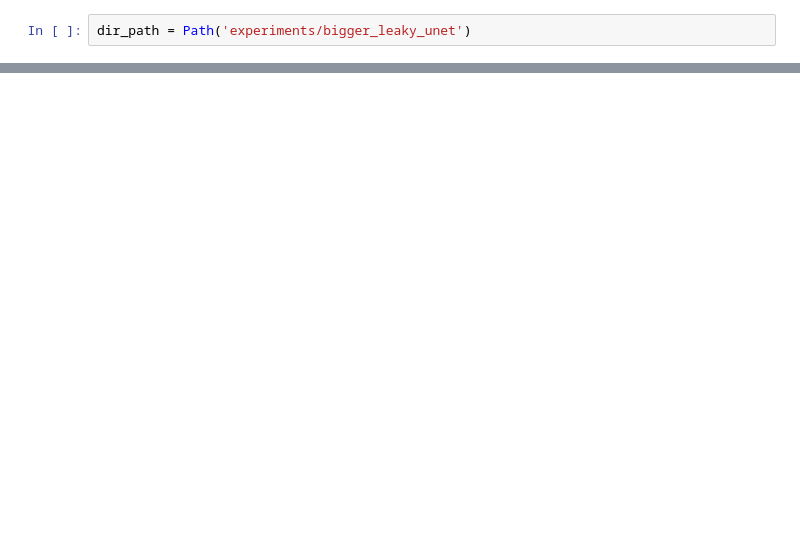
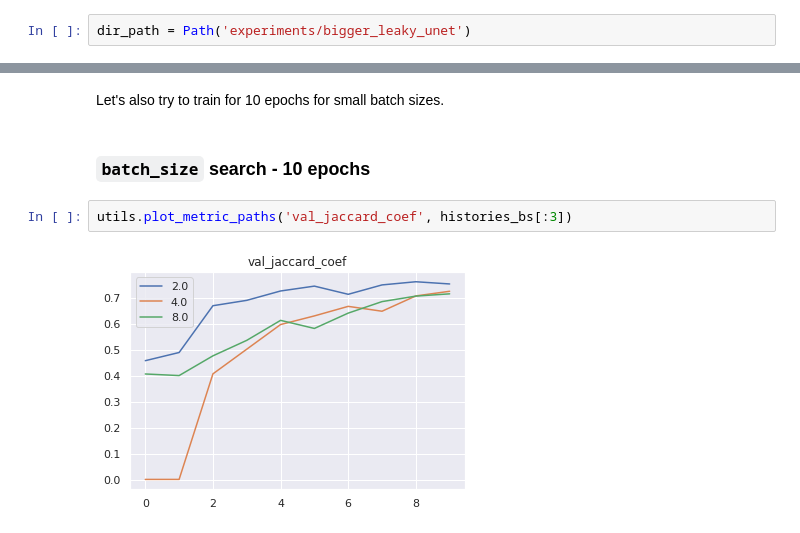
Before and after one commit to ilyarudyak/cs230_project_keras, a Jupyter notebook: skin_lesion/param_tuning.ipynb, the cells around one changed output, grey strips where cells are left out. Saved outputs shown, nothing was run; the diff lists cells and outputs as text; blank space fills up the shorter version.

```diff
--- a/skin_lesion/param_tuning.ipynb
+++ b/skin_lesion/param_tuning.ipynb
@@ -46,0 +108,8 @@ utils.plot_metric(metric='val_jaccard_coef', dir_path=dir_path)
+# %% [markdown]
+Let's also try to train for 10 epochs for small batch sizes.
+# %% [markdown]
+### `batch_size` search - 10 epochs
+# %%
+utils.plot_metric_paths('val_jaccard_coef', histories_bs[:3])
+# %% [output]
+[figure, added]
```
Also changed, not shown: parts of 21 cells of this notebook, 6 other files.
